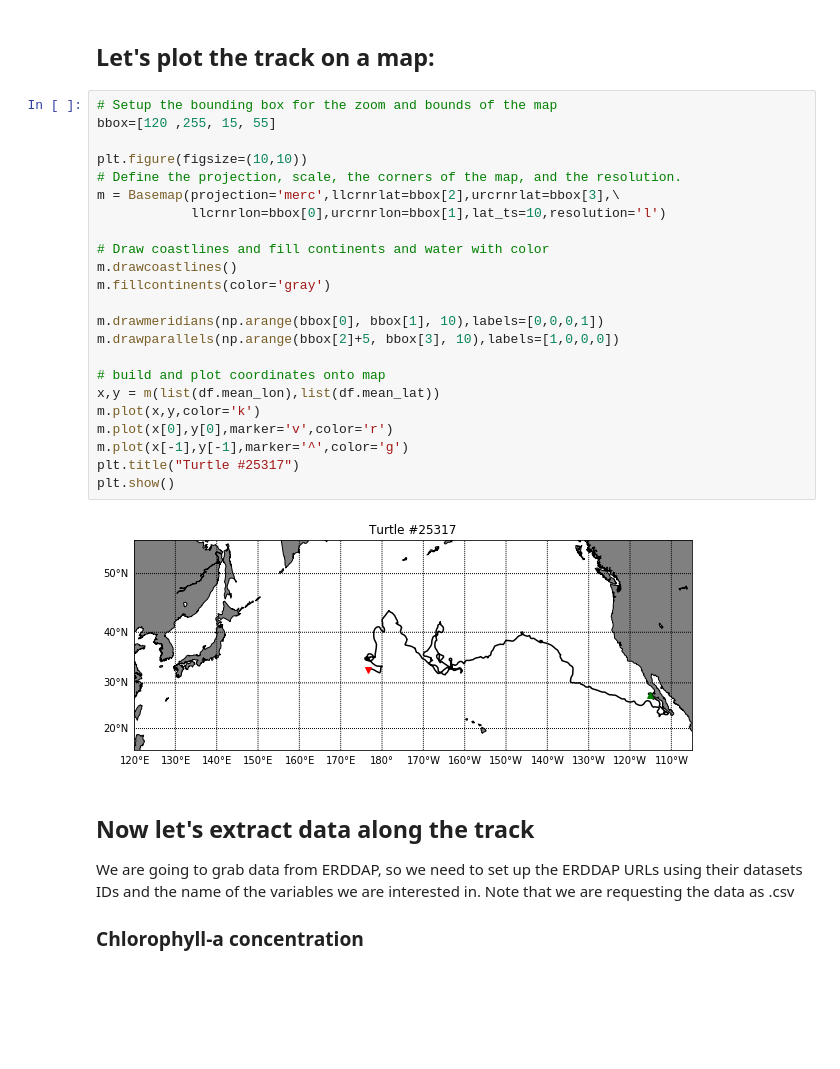
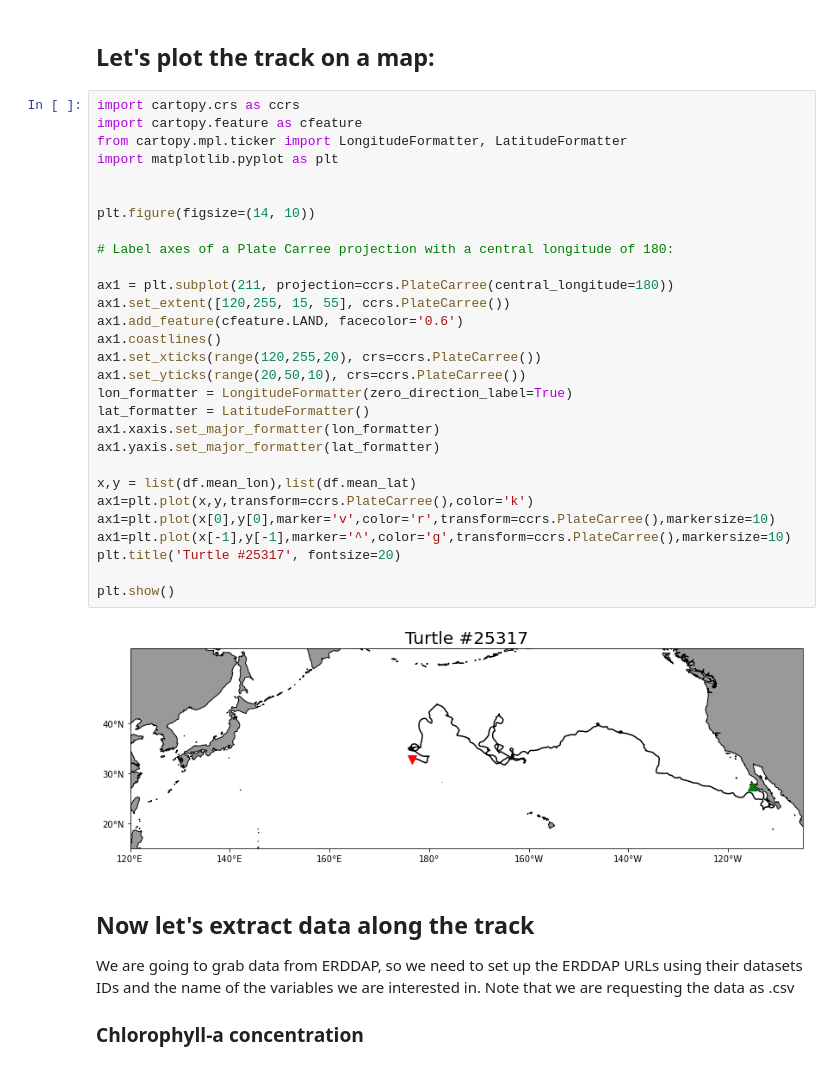
Before and after one commit to oceanwatch/python-satellite-course, a Jupyter notebook: OW_tutorial4.ipynb, the cells around one changed output. Drawn from its saved outputs; the diff is of its cells as text; blank space fills up the shorter version.

```diff
--- a/OW_tutorial4.ipynb
+++ b/OW_tutorial4.ipynb
@@ -38,31 +38,37 @@ df.head()
 | 4 | 178.058145 | 32.674011 | 2005 | 5 | 8 |
 # %% [markdown]
 ## Let's plot the track on a map:
-# %%
-# Setup the bounding box for the zoom and bounds of the map
-bbox=[120 ,255, 15, 55]
-
-plt.figure(figsize=(10,10))
-# Define the projection, scale, the corners of the map, and the resolution.
-m = Basemap(projection='merc',llcrnrlat=bbox[2],urcrnrlat=bbox[3],\
-            llcrnrlon=bbox[0],urcrnrlon=bbox[1],lat_ts=10,resolution='l')
-
-# Draw coastlines and fill continents and water with color
-m.drawcoastlines()
-m.fillcontinents(color='gray')
-
-m.drawmeridians(np.arange(bbox[0], bbox[1], 10),labels=[0,0,0,1])
-m.drawparallels(np.arange(bbox[2]+5, bbox[3], 10),labels=[1,0,0,0])
-
-# build and plot coordinates onto map
-x,y = m(list(df.mean_lon),list(df.mean_lat))
-m.plot(x,y,color='k')
-m.plot(x[0],y[0],marker='v',color='r')
-m.plot(x[-1],y[-1],marker='^',color='g')
-plt.title("Turtle #25317")
-plt.show()
-# %% [output]
-[figure, removed]
+# %%
+import cartopy.crs as ccrs
+import cartopy.feature as cfeature
+from cartopy.mpl.ticker import LongitudeFormatter, LatitudeFormatter
+import matplotlib.pyplot as plt
+
+
+plt.figure(figsize=(14, 10))
+
+# Label axes of a Plate Carree projection with a central longitude of 180:
+
+ax1 = plt.subplot(211, projection=ccrs.PlateCarree(central_longitude=180))
+ax1.set_extent([120,255, 15, 55], ccrs.PlateCarree())
+ax1.add_feature(cfeature.LAND, facecolor='0.6')
+ax1.coastlines()
+ax1.set_xticks(range(120,255,20), crs=ccrs.PlateCarree())
+ax1.set_yticks(range(20,50,10), crs=ccrs.PlateCarree())
+lon_formatter = LongitudeFormatter(zero_direction_label=True)
+lat_formatter = LatitudeFormatter()
+ax1.xaxis.set_major_formatter(lon_formatter)
+ax1.yaxis.set_major_formatter(lat_formatter)
+
+x,y = list(df.mean_lon),list(df.mean_lat)
+ax1=plt.plot(x,y,transform=ccrs.PlateCarree(),color='k')
+ax1=plt.plot(x[0],y[0],marker='v',color='r',transform=ccrs.PlateCarree(),markersize=10)
+ax1=plt.plot(x[-1],y[-1],marker='^',color='g',transform=ccrs.PlateCarree(),markersize=10)
+plt.title('Turtle #25317', fontsize=20)
+
+plt.show()
+# %% [output]
+[figure, added]
 # %% [markdown]
 ## Now let's extract data along the track
 
```
Also changed, not shown: parts of 10 cells of this notebook.
